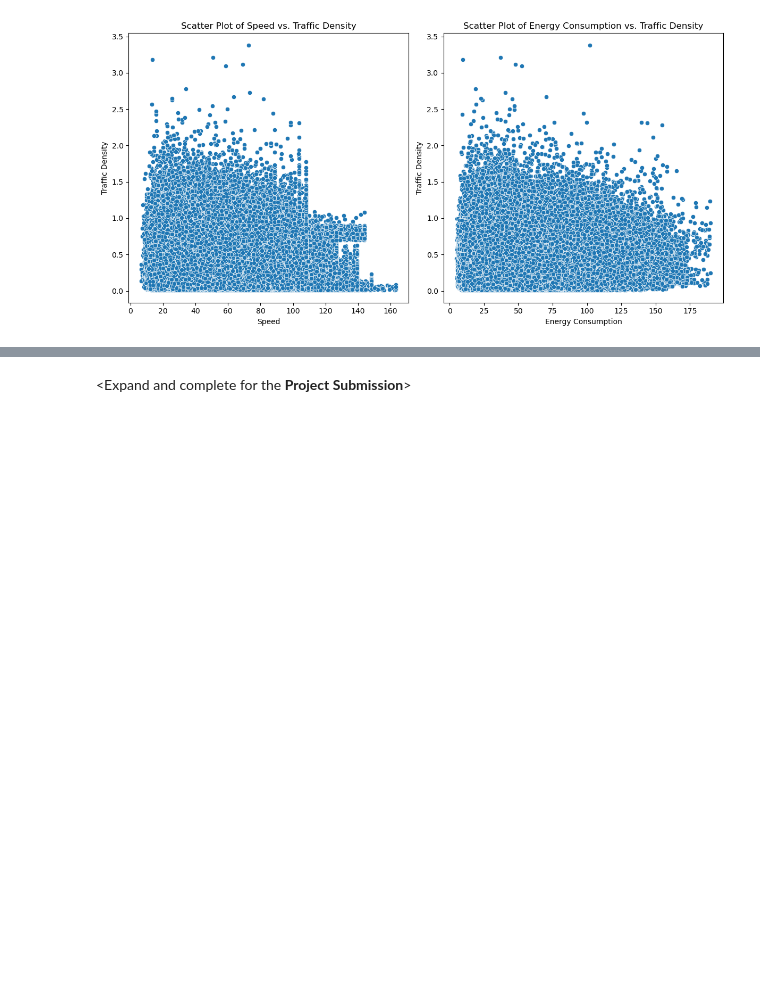
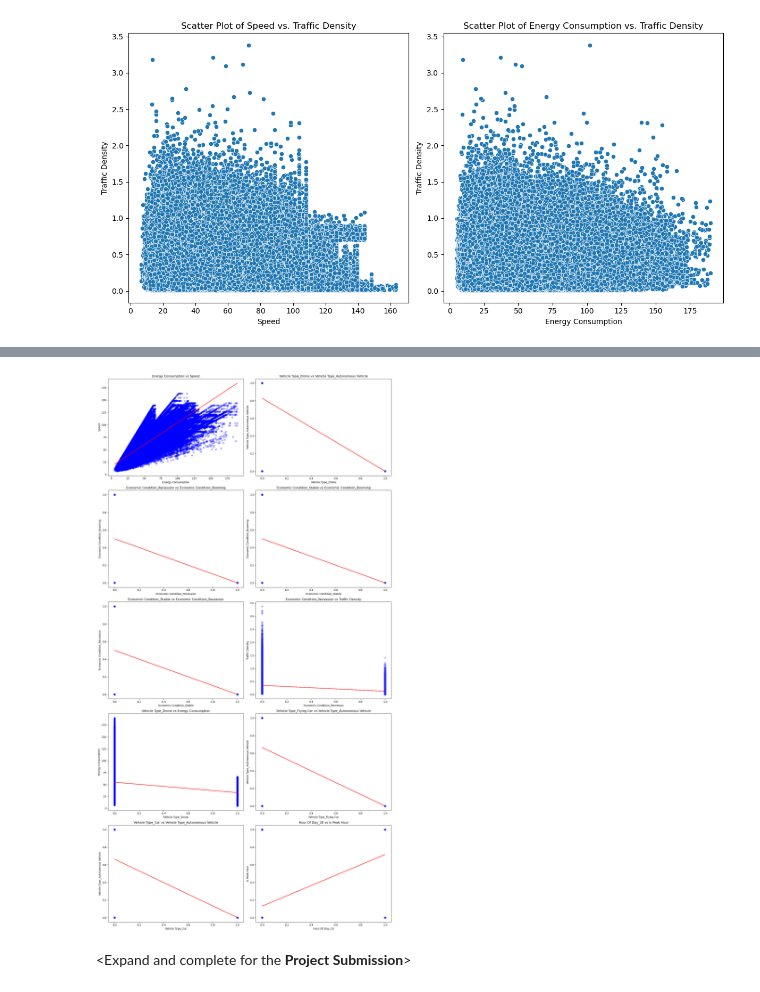
Before and after one commit to zoe-becker/ML-Traffic-Analysis, a Jupyter notebook: ProjectProgress.ipynb, the cells around one changed output, grey strips where cells are left out. Saved outputs shown, nothing was run; the diff lists cells and outputs as text; code cells hidden in the pictures; blank space fills up the shorter version.

```diff
--- a/ProjectProgress.ipynb
+++ b/ProjectProgress.ipynb
@@ -287,0 +318,41 @@ plt.show()
+# %%
+top_correlations = [
+    ('Energy Consumption', 'Speed'),
+    ('Vehicle Type_Drone', 'Vehicle Type_Autonomous Vehicle'),
+    ('Economic Condition_Recession', 'Economic Condition_Booming'),
+    ('Economic Condition_Stable', 'Economic Condition_Booming'),
+    ('Economic Condition_Stable', 'Economic Condition_Recession'),
+    ('Economic Condition_Recession', 'Traffic Density'),
+    ('Vehicle Type_Drone', 'Energy Consumption'),
+    ('Vehicle Type_Flying Car', 'Vehicle Type_Autonomous Vehicle'),
+    ('Vehicle Type_Car', 'Vehicle Type_Autonomous Vehicle'),
+    ('Hour Of Day_18', 'Is Peak Hour')
+]
+
+# Calculate number of subplots needed
+num_plots = len(top_correlations)
+num_columns = 2  # Number of columns in the subplot grid
+num_rows = num_plots // num_columns + (num_plots % num_columns > 0)
+
+# Create a large figure to hold all subplots
+plt.figure(figsize=(num_columns * 8, num_rows * 6))  # Adjust figure size as needed
+
+# Loop through the list of top correlations and create a subplot for each
+for index, (feature1, feature2) in enumerate(top_correlations, start=1):
+    ax = plt.subplot(num_rows, num_columns, index)
+
+    # Plot scatter plot
+    plt.scatter(df_encoded[feature1], df_encoded[feature2], alpha=0.3, color='blue')
+
+    # Calculate the linear fit line
+    m, b = np.polyfit(df_encoded[feature1], df_encoded[feature2], 1)
+    plt.plot(df_encoded[feature1], m*df_encoded[feature1] + b, color='red')  # Plotting the line
+
+    plt.title(f'{feature1} vs {feature2}')
+    plt.xlabel(feature1)
+    plt.ylabel(feature2)
+
+plt.tight_layout()  # Adjust layout to prevent label overlap
+plt.show()
+# %% [output]
+[figure, added]
```
Also changed, not shown: parts of 5 cells of this notebook.
